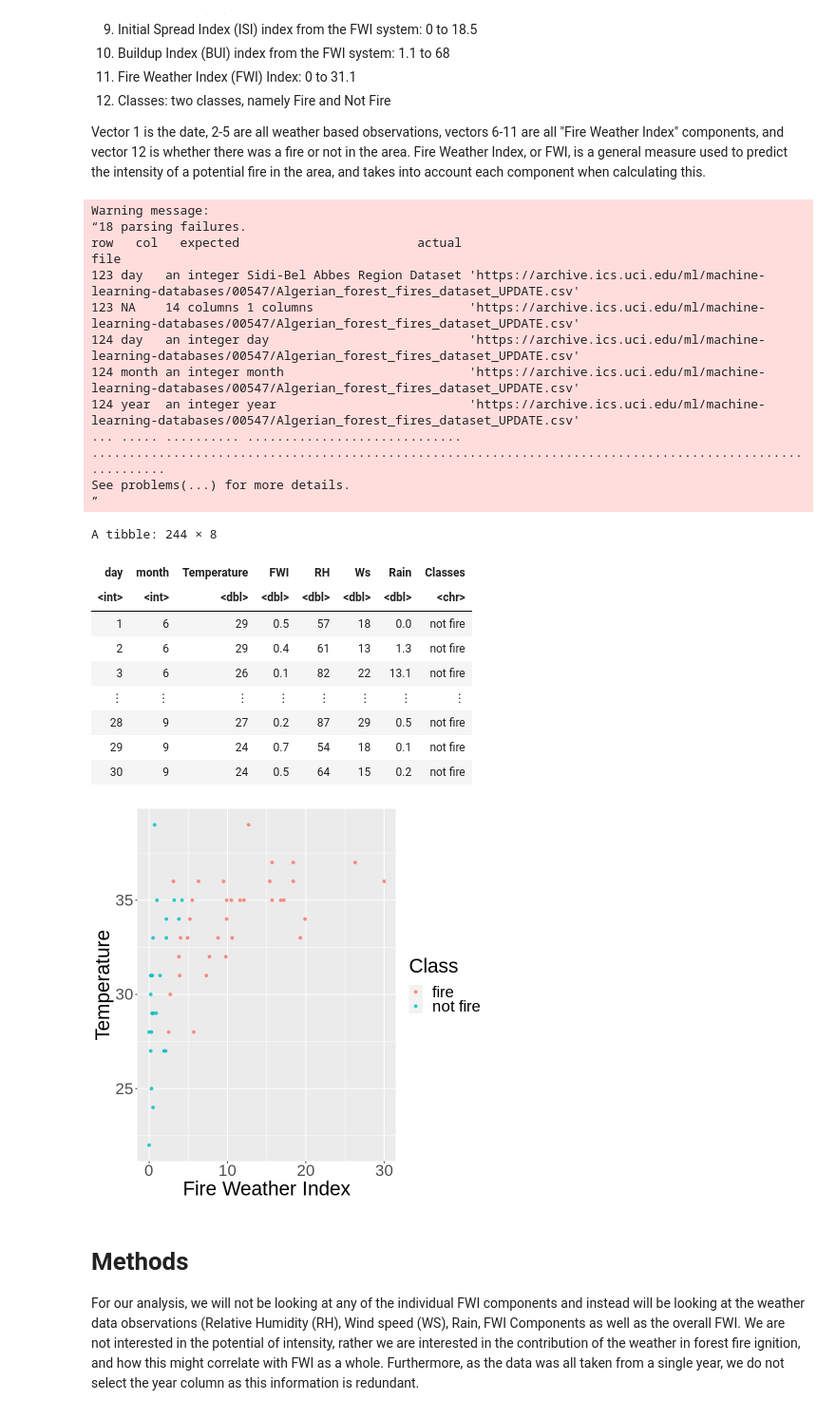
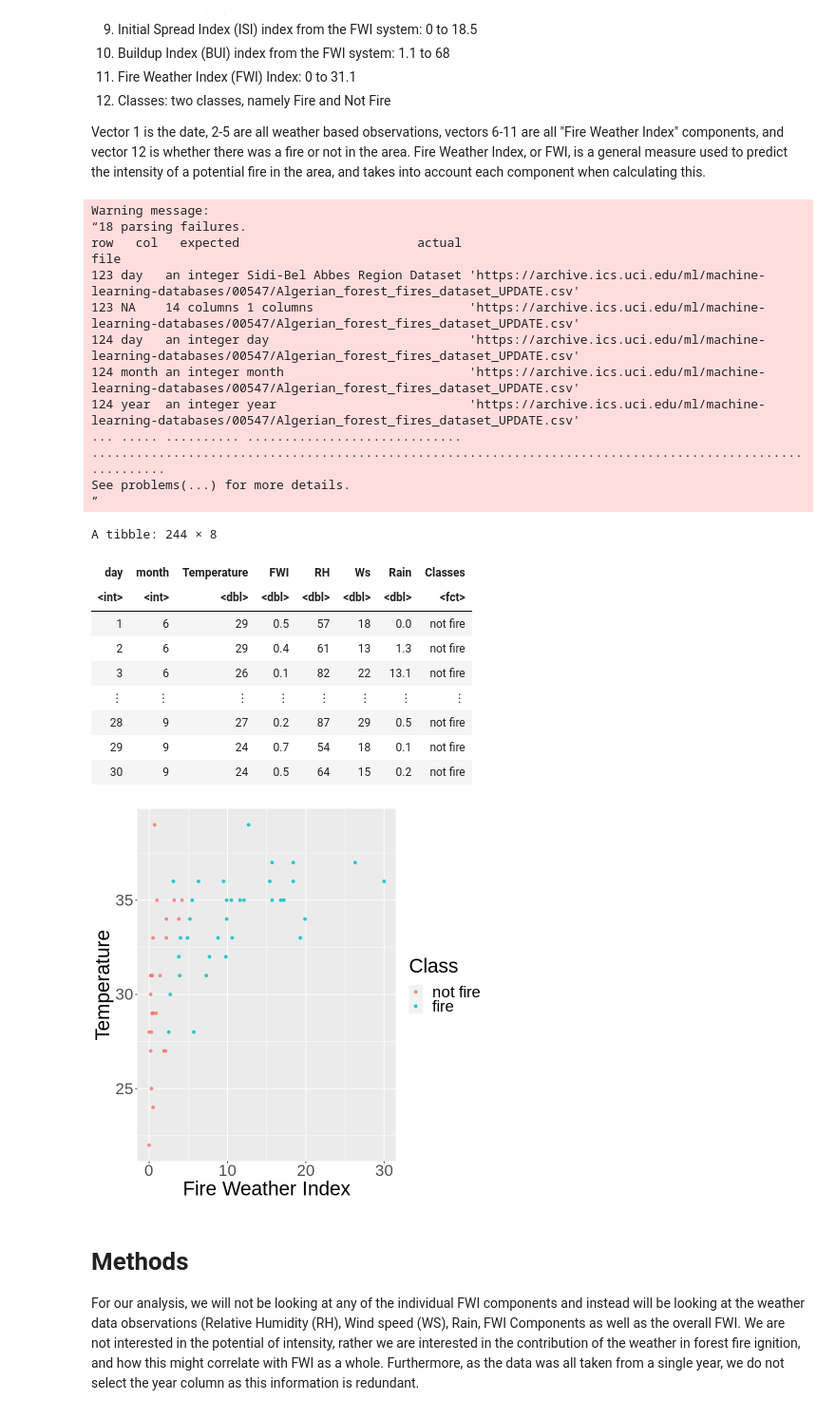
Before and after one commit to purnomoc/dsci100, a Jupyter notebook: forest_fires.ipynb, the cells around one changed output. Shown at 95% size. Cells and saved outputs as stored; diff of their text form; code cells hidden in the pictures.

Commit message:
mutate classes as factor and add the missing temperature in method

```diff
--- a/forest_fires.ipynb
+++ b/forest_fires.ipynb
@@ -87,7 +69,8 @@ sidi_bel_region <- forest_fires_untidy %>%
 forest_fire_data <- rbind(bejaia_region, sidi_bel_region)
 
 fire_data <- forest_fire_data %>%
-     select(day, month, Temperature, FWI, RH, Ws, Rain, Classes)
+     select(day, month, Temperature, FWI, RH, Ws, Rain, Classes) %>%
+    mutate(Classes = as_factor(Classes))
 
 fire_data
 
@@ -118,35 +101,35 @@ fire_test_plot <- fire_test %>%
     geom_point(alpha = 0.8)+
     scale_fill_distiller(palette = "YlOrRd") +
     labs(x = "Fire Weather Index", y = "Temperature", color = "Class")+
     theme(text = element_text(size = 25))
 
 #fire_test_plot <- fire_test_plot +
 
 
 fire_test_plot
 # %% [output]
 Warning message:
 “18 parsing failures.
 row   col   expected                        actual                                                                                                       file
 123 day   an integer Sidi-Bel Abbes Region Dataset 'https://archive.ics.uci.edu/ml/machine-learning-databases/00547/Algerian_forest_fires_dataset_UPDATE.csv'
 123 NA    14 columns 1 columns                     'https://archive.ics.uci.edu/ml/machine-learning-databases/00547/Algerian_forest_fires_dataset_UPDATE.csv'
 124 day   an integer day                           'https://archive.ics.uci.edu/ml/machine-learning-databases/00547/Algerian_forest_fires_dataset_UPDATE.csv'
 124 month an integer month                         'https://archive.ics.uci.edu/ml/machine-learning-databases/00547/Algerian_forest_fires_dataset_UPDATE.csv'
 124 year  an integer year                          'https://archive.ics.uci.edu/ml/machine-learning-databases/00547/Algerian_forest_fires_dataset_UPDATE.csv'
 ... ..... .......... ............................. ..........................................................................................................
 See problems(...) for more details.
 ”
 A tibble: 244 × 8
 | day | month | Temperature | FWI | RH | Ws | Rain | Classes |
-| <int> | <int> | <dbl> | <dbl> | <dbl> | <dbl> | <dbl> | <chr> |
+| <int> | <int> | <dbl> | <dbl> | <dbl> | <dbl> | <dbl> | <fct> |
 | 1 | 6 | 29 | 0.5 | 57 | 18 | 0.0 | not fire |
 | 2 | 6 | 29 | 0.4 | 61 | 13 | 1.3 | not fire |
 | 3 | 6 | 26 | 0.1 | 82 | 22 | 13.1 | not fire |
 | ⋮ | ⋮ | ⋮ | ⋮ | ⋮ | ⋮ | ⋮ | ⋮ |
 | 28 | 9 | 27 | 0.2 | 87 | 29 | 0.5 | not fire |
 | 29 | 9 | 24 | 0.7 | 54 | 18 | 0.1 | not fire |
 | 30 | 9 | 24 | 0.5 | 64 | 15 | 0.2 | not fire |
-[figure, old version]
+[figure, new version]
 # %% [markdown]
 # Methods
 For our analysis, we will not be looking at any of the individual FWI components and instead will be looking at the weather data observations (Relative Humidity (RH), Wind speed (WS), Rain, FWI Components as well as the overall FWI. We are not interested in the potential of intensity, rather we are interested in the contribution of the weather in forest fire ignition, and how this might correlate with FWI as a whole.
```
Also changed, not shown: parts of 1 cell of this notebook.
